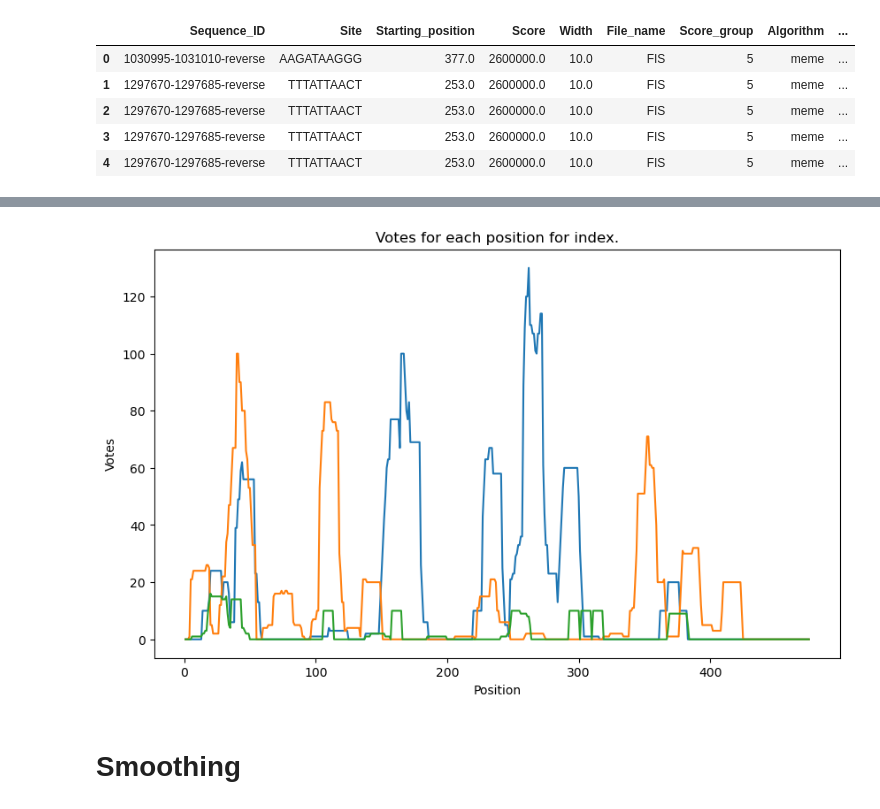
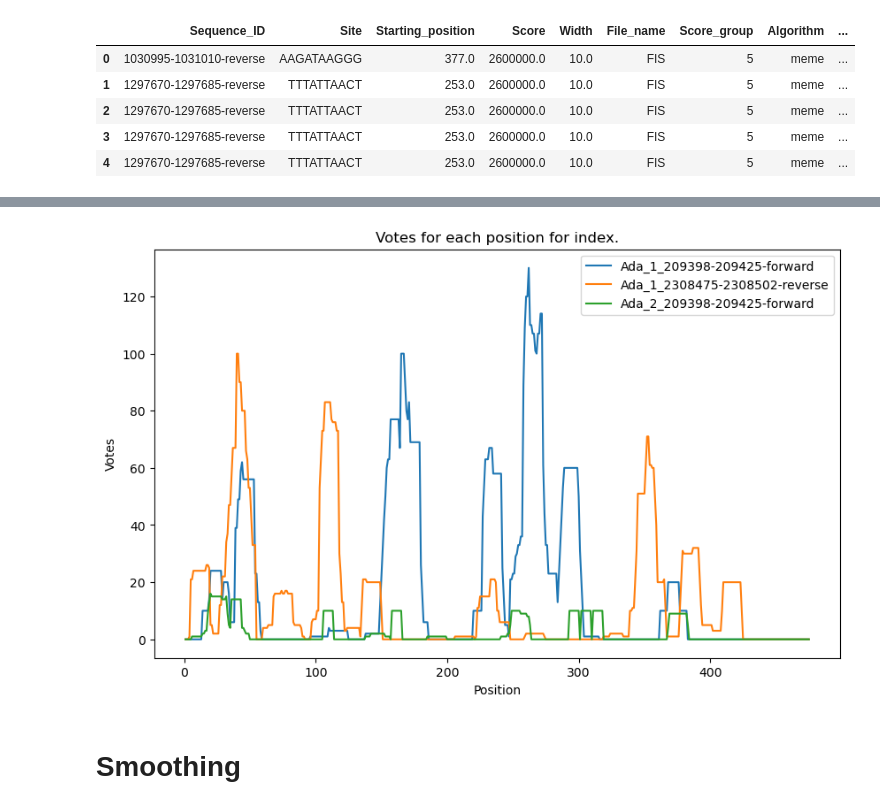
Before and after one commit to SpyrosAlvanakis/Molecular_Algorithms_project, a Jupyter notebook: Voting.ipynb, the cells around one changed output, grey strips where cells are left out. Saved outputs shown, nothing was run; the diff lists cells and outputs as text; code cells hidden in the pictures.

Commit message:
Voting_smoothing

```diff
--- a/Voting.ipynb
+++ b/Voting.ipynb
@@ -105,25 +47,3 @@ concat.head()
 | 2 | 1297670-1297685-reverse | TTTATTAACT | 253.0 | 2600000.0 | 10.0 | FIS | 5 | meme | ... |
 | 3 | 1297670-1297685-reverse | TTTATTAACT | 253.0 | 2600000.0 | 10.0 | FIS | 5 | meme | ... |
 | 4 | 1297670-1297685-reverse | TTTATTAACT | 253.0 | 2600000.0 | 10.0 | FIS | 5 | meme | ... |
-# %%
-# Make sure Position_Range contains list of positions, not range objects
-concat['Position_Range'] = concat['Position_Range'].apply(list)
-
-# Expand each list of positions into new rows, keeping the same index
-positions = concat['Position_Range'].apply(pd.Series).stack()
-
-# Reset index and rename columns for clarity
-positions = positions.reset_index().rename(columns={'level_0':'original_index', 0:'Position'})
-
-# Add Subgroup information back into new DataFrame
-positions['Subgroup'] = positions['original_index'].apply(lambda idx: concat.loc[idx, 'Subgroup'])
-
-# Now, for each subgroup, we can count the occurrences of each position
-votes = positions.groupby(['Subgroup', 'Position']).size().reset_index().rename(columns={0:'Votes'})
-
-# Pivot to make each Subgroup a separate column
-voting_results = votes.pivot(index='Position', columns='Subgroup', values='Votes').fillna(0)
-
-voting_results = voting_results.transpose()
-voting_results.columns = voting_results.columns.astype(int)
-voting_results.head()
@@ -138,0 +50,3 @@ voting_results.head()
+# %%
+voting_results = calculate_voting_results(concat)
+voting_results.head()
@@ -139,16 +62,18 @@ voting_results.head()
 # %%
+# Random indexes
 index_to_plot = ['Ada_1_209398-209425-forward', 'Ada_1_2308475-2308502-reverse','Ada_2_209398-209425-forward']
 
 plt.figure(figsize=(10, 6))
 
 for index in index_to_plot:
     plt.plot(voting_results.columns, voting_results.loc[index], label=index)
 
 plt.xlabel('Position')
 plt.ylabel('Votes')
 plt.title('Votes for each position for index.')
+plt.legend()
 plt.show()
 # %% [output]
-[figure, old version]
+[figure, new version]
 # %% [markdown]
 # **Smoothing**
```
Also changed, not shown: parts of 15 cells of this notebook, 1 other file.
